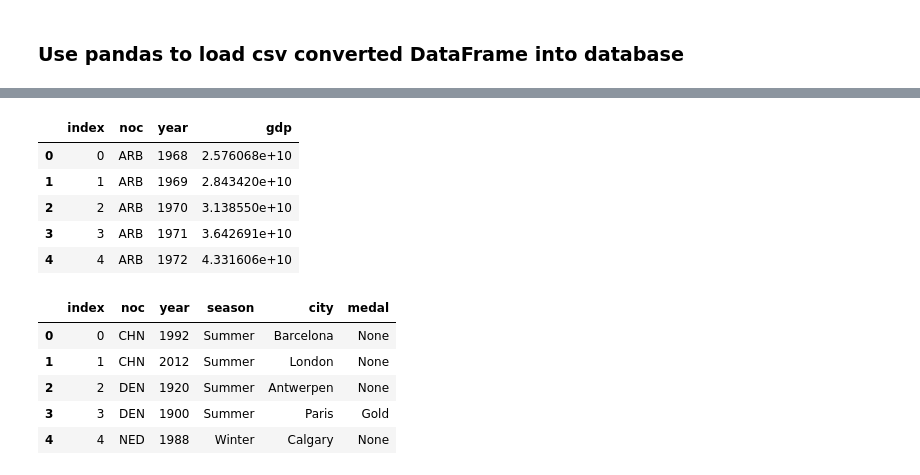
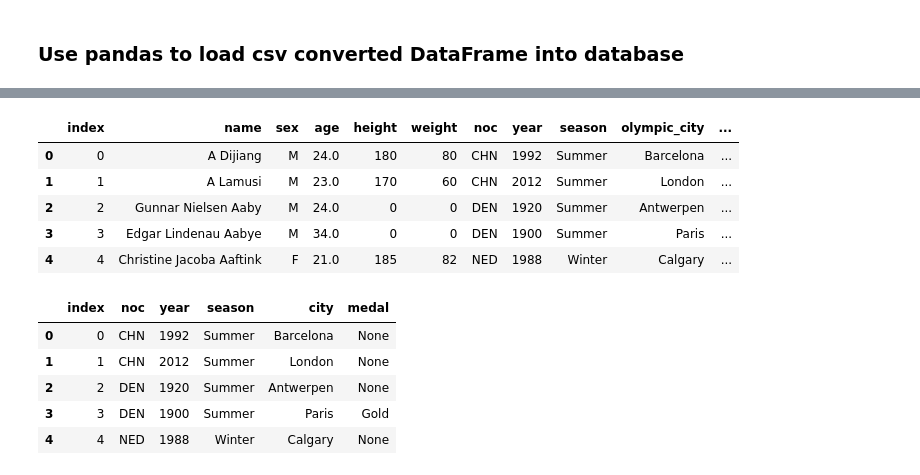
Before and after one commit to toshitorihara/ETL-project, a Jupyter notebook: ETL_starter.ipynb, the cells around one changed output, grey strips where cells are left out. Saved outputs shown, nothing was run; the diff lists cells and outputs as text; code cells hidden in the pictures.

```diff
--- a/ETL_starter.ipynb
+++ b/ETL_starter.ipynb
@@ -195,12 +190,12 @@ LINE 1: INSERT INTO athletes (index, name, sex, age, height, weight,...
 # %%
-pd.read_sql_query('select * from gdp', con=engine).head()
+pd.read_sql_query('select * from athletes', con=engine).head()
 # %% [output]
-|  | index | noc | year | gdp |
-| 0 | 0 | ARB | 1968 | 2.576068e+10 |
-| 1 | 1 | ARB | 1969 | 2.843420e+10 |
-| 2 | 2 | ARB | 1970 | 3.138550e+10 |
-| 3 | 3 | ARB | 1971 | 3.642691e+10 |
-| 4 | 4 | ARB | 1972 | 4.331606e+10 |
+|  | index | name | sex | age | height | weight | noc | year | season | olympic_city | ... |
+| 0 | 0 | A Dijiang | M | 24.0 | 180 | 80 | CHN | 1992 | Summer | Barcelona | ... |
+| 1 | 1 | A Lamusi | M | 23.0 | 170 | 60 | CHN | 2012 | Summer | London | ... |
+| 2 | 2 | Gunnar Nielsen Aaby | M | 24.0 | 0 | 0 | DEN | 1920 | Summer | Antwerpen | ... |
+| 3 | 3 | Edgar Lindenau Aabye | M | 34.0 | 0 | 0 | DEN | 1900 | Summer | Paris | ... |
+| 4 | 4 | Christine Jacoba Aaftink | F | 21.0 | 185 | 82 | NED | 1988 | Winter | Calgary | ... |
 # %%
 pd.read_sql_query('select * from events', con=engine).head()
 # %% [output]
```
Also changed, not shown: parts of 5 cells of this notebook, 1 other file.
